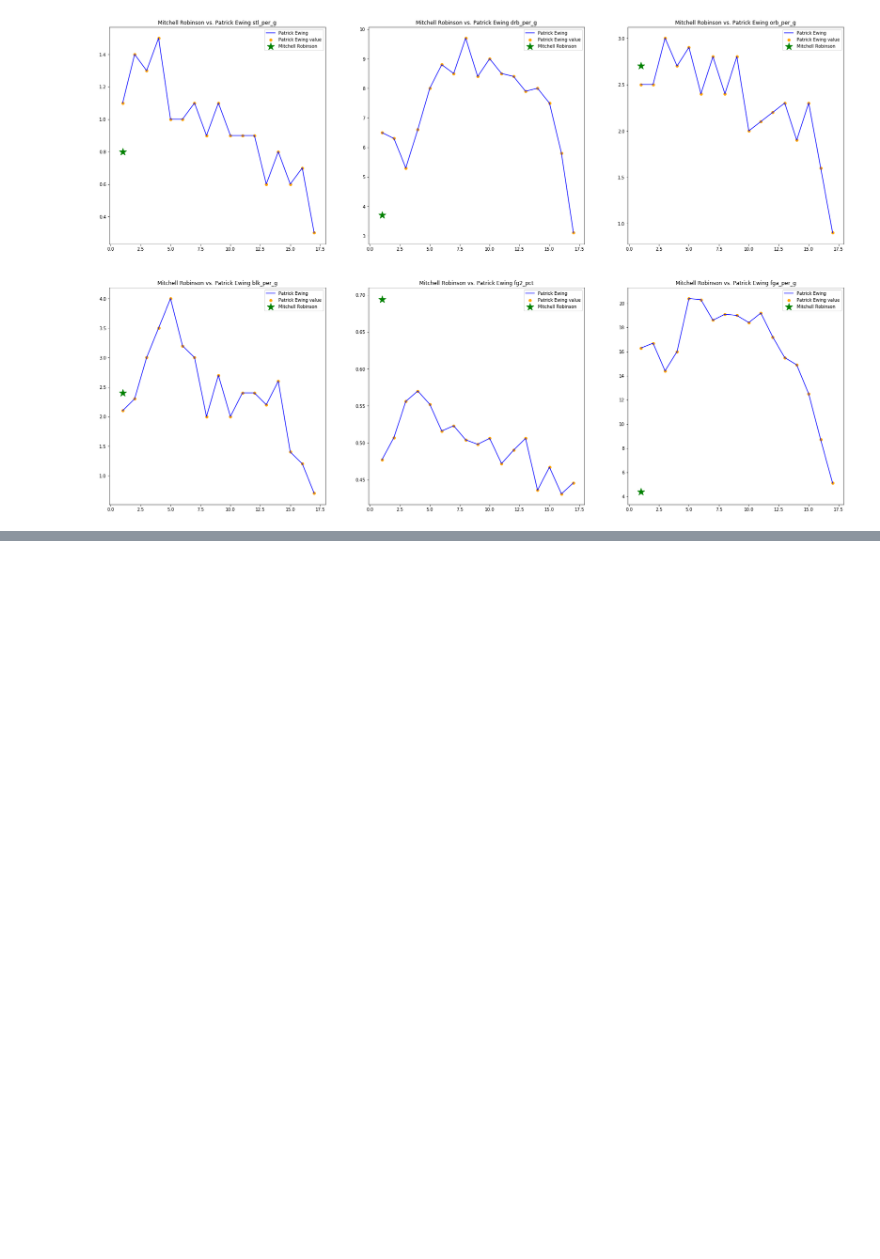
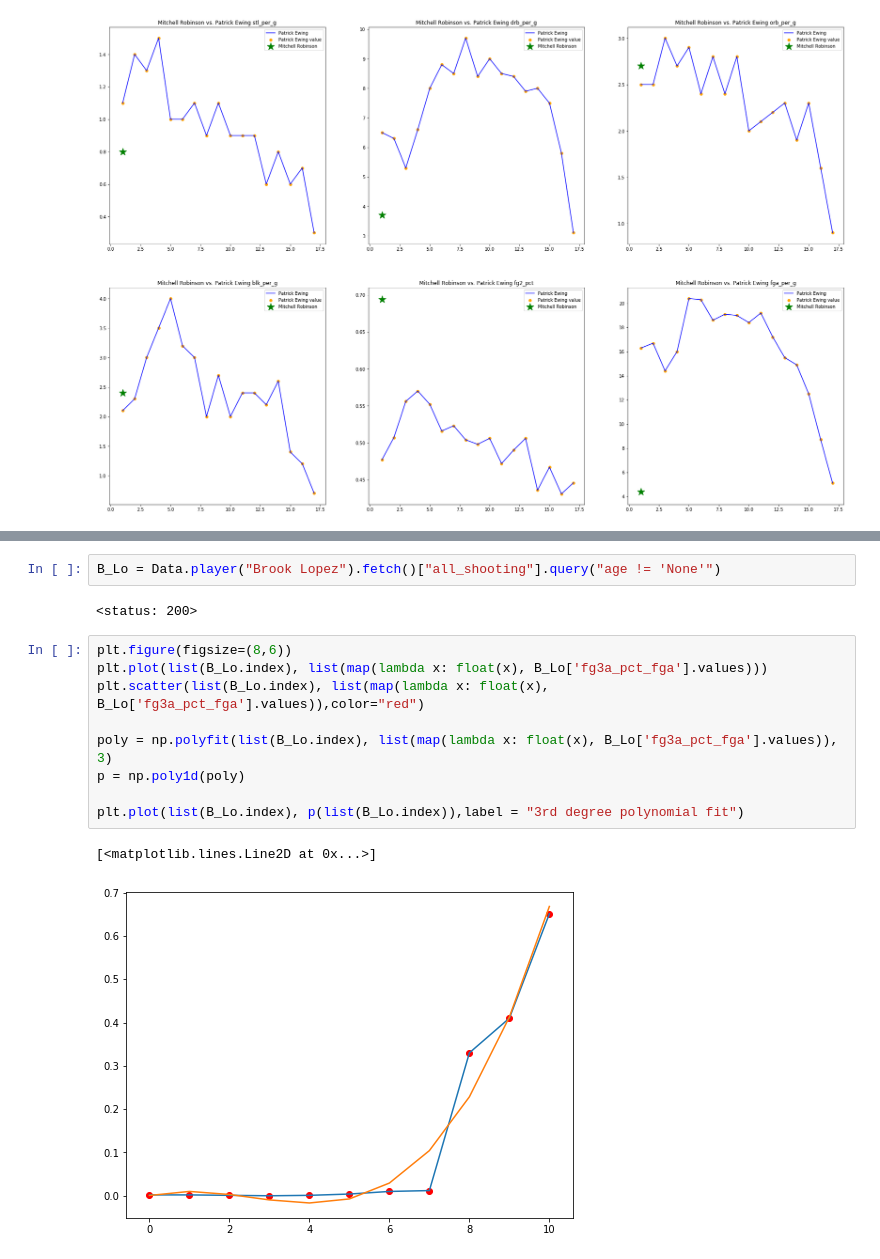
Before and after one commit to fpcorcoran/NBA-Stats, a Jupyter notebook: Testing.ipynb, the cells around one changed output, grey strips where cells are left out. Drawn from its saved outputs; the diff is of its cells as text; blank space fills up the shorter version.

```diff
--- a/Testing.ipynb
+++ b/Testing.ipynb
@@ -296,0 +273,16 @@ function vjs_getUrlParameter(e){e=e.replace(/[\[]/,"\\[").replace(/[\]]/,"\\]");
+# %%
+B_Lo = Data.player("Brook Lopez").fetch()["all_shooting"].query("age != 'None'")
+# %% [output]
+<status: 200>
+# %%
+plt.figure(figsize=(8,6))
+plt.plot(list(B_Lo.index), list(map(lambda x: float(x), B_Lo['fg3a_pct_fga'].values)))
+plt.scatter(list(B_Lo.index), list(map(lambda x: float(x), B_Lo['fg3a_pct_fga'].values)),color="red")
+
+poly = np.polyfit(list(B_Lo.index), list(map(lambda x: float(x), B_Lo['fg3a_pct_fga'].values)), 3)
+p = np.poly1d(poly)
+
+plt.plot(list(B_Lo.index), p(list(B_Lo.index)),label = "3rd degree polynomial fit")
+# %% [output]
+[<matplotlib.lines.Line2D at 0x...>]
+[figure, added]
```
Also changed, not shown: parts of 14 cells of this notebook.
